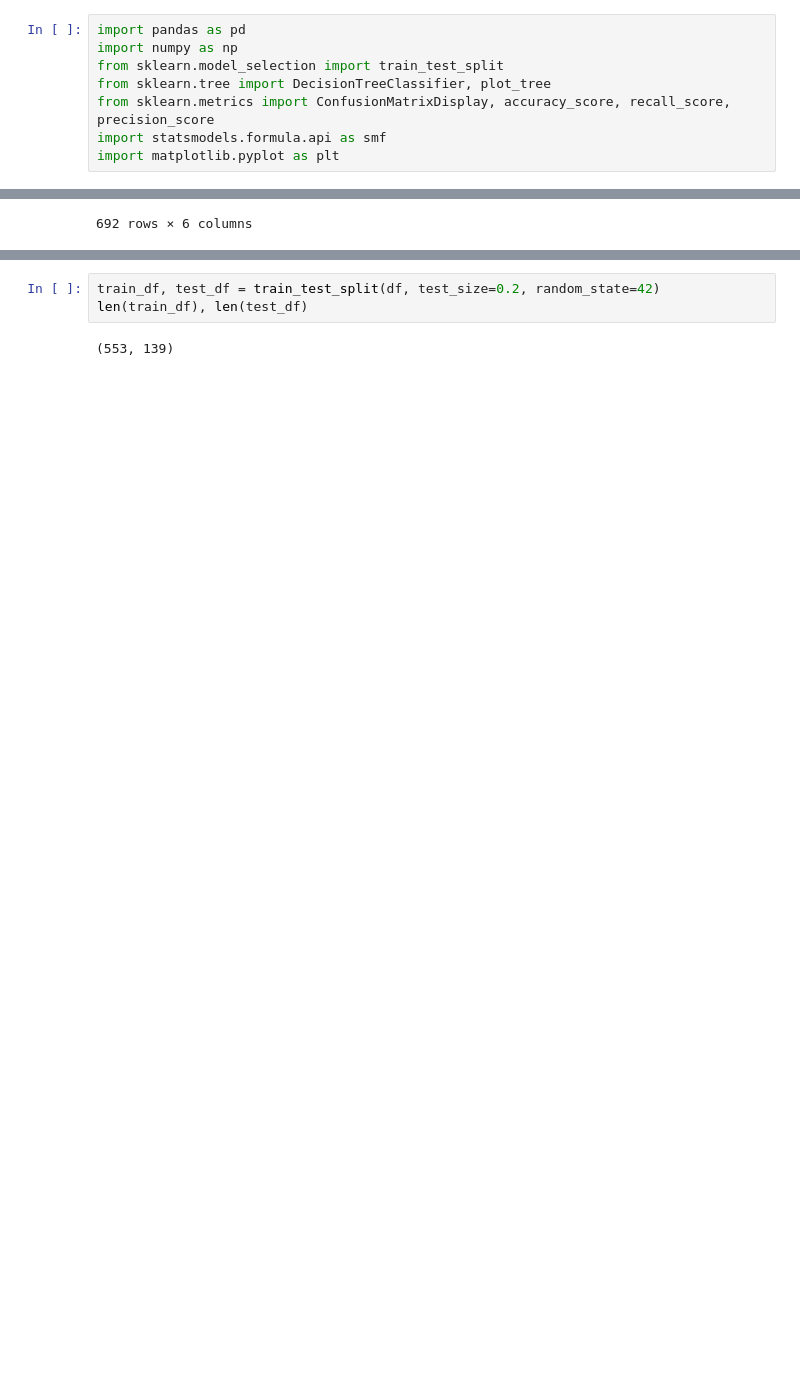
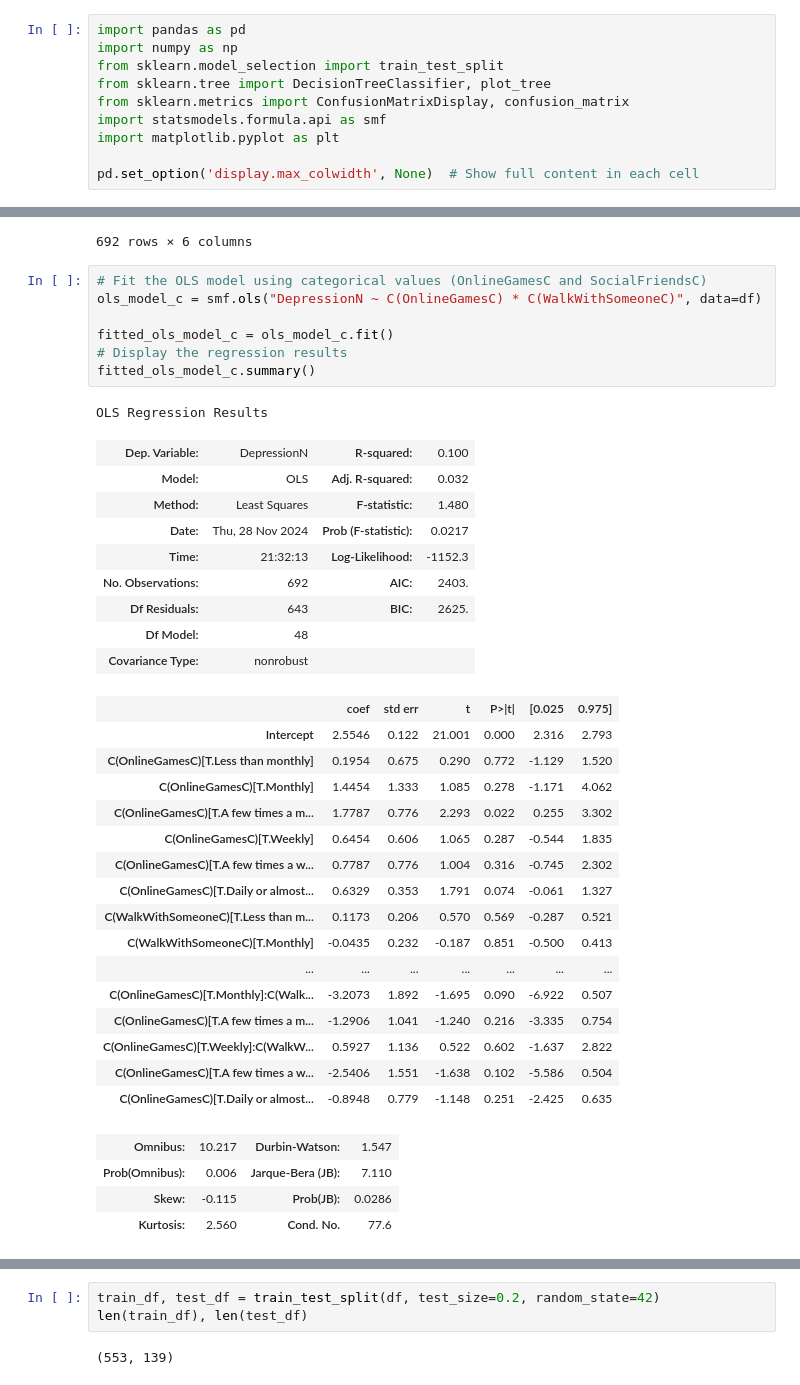
Before and after one commit to Zain-Mahmoud/sta130cp, a Jupyter notebook: Jason_analysis.ipynb, the cells around one changed output, grey strips where cells are left out. Drawn from its saved outputs; the diff is of its cells as text; blank space fills up the shorter version.

```diff
--- a/Jason_analysis.ipynb
+++ b/Jason_analysis.ipynb
@@ -5,9 +5,11 @@ import pandas as pd
 import numpy as np
 from sklearn.model_selection import train_test_split
 from sklearn.tree import DecisionTreeClassifier, plot_tree
-from sklearn.metrics import ConfusionMatrixDisplay, accuracy_score, recall_score, precision_score
+from sklearn.metrics import ConfusionMatrixDisplay, confusion_matrix
 import statsmodels.formula.api as smf
 import matplotlib.pyplot as plt
+
+pd.set_option('display.max_colwidth', None)  # Show full content in each cell
 # %%
 df = pd.read_csv(csvfile)
 # %%
@@ -75,3 +77,41 @@ df
 | 847 | Not in the past three months | A few times a week | Sometimes | 3.0 | False | True |
 | 849 | Not in the past three months | A few times a month | Rarely | 2.0 | False | True |
 692 rows × 6 columns
+# %%
+# Fit the OLS model using categorical values (OnlineGamesC and SocialFriendsC)
+ols_model_c = smf.ols("DepressionN ~ C(OnlineGamesC) * C(WalkWithSomeoneC)", data=df)
+
+fitted_ols_model_c = ols_model_c.fit()
+# Display the regression results
+fitted_ols_model_c.summary()
+# %% [output]
+OLS Regression Results
+| Dep. Variable: | DepressionN | R-squared: | 0.100 |
+| Model: | OLS | Adj. R-squared: | 0.032 |
+| Method: | Least Squares | F-statistic: | 1.480 |
+| Date: | Thu, 28 Nov 2024 | Prob (F-statistic): | 0.0217 |
+| Time: | 21:32:13 | Log-Likelihood: | -1152.3 |
+| No. Observations: | 692 | AIC: | 2403. |
+| Df Residuals: | 643 | BIC: | 2625. |
+| Df Model: | 48 |  |  |
+| Covariance Type: | nonrobust |  |  |
+|  | coef | std err | t | P>|t| | [0.025 | 0.975] |
+| Intercept | 2.5546 | 0.122 | 21.001 | 0.000 | 2.316 | 2.793 |
+| C(OnlineGamesC)[T.Less than monthly] | 0.1954 | 0.675 | 0.290 | 0.772 | -1.129 | 1.520 |
+| C(OnlineGamesC)[T.Monthly] | 1.4454 | 1.333 | 1.085 | 0.278 | -1.171 | 4.062 |
+| C(OnlineGamesC)[T.A few times a m... | 1.7787 | 0.776 | 2.293 | 0.022 | 0.255 | 3.302 |
+| C(OnlineGamesC)[T.Weekly] | 0.6454 | 0.606 | 1.065 | 0.287 | -0.544 | 1.835 |
+| C(OnlineGamesC)[T.A few times a w... | 0.7787 | 0.776 | 1.004 | 0.316 | -0.745 | 2.302 |
+| C(OnlineGamesC)[T.Daily or almost... | 0.6329 | 0.353 | 1.791 | 0.074 | -0.061 | 1.327 |
+| C(WalkWithSomeoneC)[T.Less than m... | 0.1173 | 0.206 | 0.570 | 0.569 | -0.287 | 0.521 |
+| C(WalkWithSomeoneC)[T.Monthly] | -0.0435 | 0.232 | -0.187 | 0.851 | -0.500 | 0.413 |
+| ... | ... | ... | ... | ... | ... | ... |
+| C(OnlineGamesC)[T.Monthly]:C(Walk... | -3.2073 | 1.892 | -1.695 | 0.090 | -6.922 | 0.507 |
+| C(OnlineGamesC)[T.A few times a m... | -1.2906 | 1.041 | -1.240 | 0.216 | -3.335 | 0.754 |
+| C(OnlineGamesC)[T.Weekly]:C(WalkW... | 0.5927 | 1.136 | 0.522 | 0.602 | -1.637 | 2.822 |
+| C(OnlineGamesC)[T.A few times a w... | -2.5406 | 1.551 | -1.638 | 0.102 | -5.586 | 0.504 |
+| C(OnlineGamesC)[T.Daily or almost... | -0.8948 | 0.779 | -1.148 | 0.251 | -2.425 | 0.635 |
+| Omnibus: | 10.217 | Durbin-Watson: | 1.547 |
+| Prob(Omnibus): | 0.006 | Jarque-Bera (JB): | 7.110 |
+| Skew: | -0.115 | Prob(JB): | 0.0286 |
+| Kurtosis: | 2.560 | Cond. No. | 77.6 |
```
Also changed, not shown: parts of 15 cells of this notebook.
